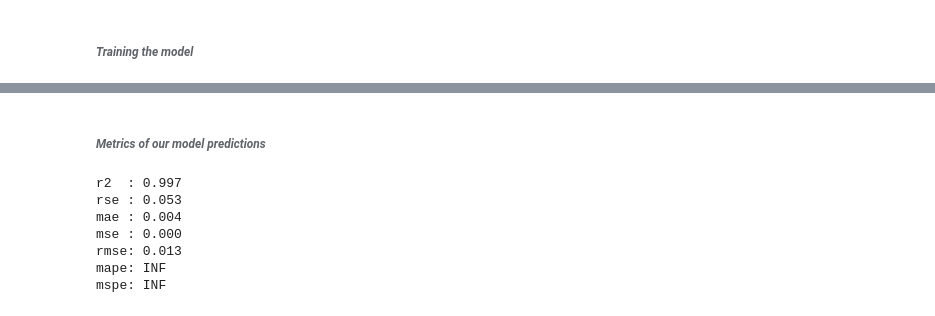
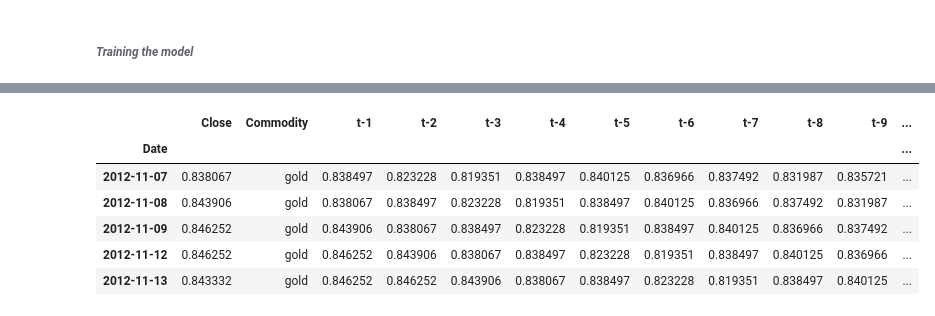
Before and after one commit to esr-zh/Commodity-Price-Prediction-Using-Deep-Learning, a Jupyter notebook: code/lstm-multivariate-prediction.ipynb, the cells around one changed output, grey strips where cells are left out. Cells and saved outputs as stored; diff of their text form; code cells hidden in the pictures.

```diff
--- a/code/lstm-multivariate-prediction.ipynb
+++ b/code/lstm-multivariate-prediction.ipynb
@@ -305,18 +203,0 @@ plt.show()
-# %%
-# Extract the year from the date column
-commodity_data = commodity_data.reset_index(drop=True)
-commodity_data['Date'] = pd.to_datetime(commodity_data['Date'])
-
-# Extract the year from the datetime column
-commodity_data['Year'] = commodity_data['Date'].dt.year
-
-# Plot the training and validation loss
-plt.plot(commodity_data['Close'], commodity_data['Year'], color='blue', label='Training')
-plt.plot(predictions, commodity_data['Year'][-len(predictions):], color='red', label='Validation')
-plt.plot(y_test, commodity_data['Year'][-len(y_test):], color='green', label='Test')
-plt.title('Training, Validation, and Test Results')
-plt.ylabel('Year')
-plt.xlabel('Price')
-plt.legend(loc='upper left')
-
-plt.show()
@@ -337,21 +203,0 @@ plt.show()
-# %% [markdown]
-###### *Metrics of our model predictions*
-# %%
-from metrics import *
-y_test = np.array(y_test) # convert y_test to a numpy array
-y_test = y_test.reshape(-1, 1) # reshape y_test to a one-dimensional array
-print(f'r2  : {R2(predictions, y_test):.3F}')
-print(f'rse : {RSE(predictions, y_test):.3F}')
-print(f'mae : {MAE(predictions, y_test):.3F}')
-print(f'mse : {MSE(predictions, y_test):.3F}')
-print(f'rmse: {RMSE(predictions, y_test):.3F}')
-print(f'mape: {MAPE(predictions, y_test):.3F}')
-print(f'mspe: {MSPE(predictions, y_test):.7F}')
-# %% [output]
-r2  : 0.997
-rse : 0.053
-mae : 0.004
-mse : 0.000
-rmse: 0.013
-mape: INF
-mspe: INF
@@ -357,0 +207,12 @@ mspe: INF
+# %%
+# #commodity_data['t-15'] = commodity_data['t-15'].reshape(-1, 1)
+# commodity_data['t-15'] = scaler.inverse_transform(commodity_data['t-15'])
+commodity_data.head()
+# %% [output]
+|  | Close | Commodity | t-1 | t-2 | t-3 | t-4 | t-5 | t-6 | t-7 | t-8 | t-9 | ... |
+| Date |  |  |  |  |  |  |  |  |  |  |  | ... |
+| 2012-11-07 | 0.838067 | gold | 0.838497 | 0.823228 | 0.819351 | 0.838497 | 0.840125 | 0.836966 | 0.837492 | 0.831987 | 0.835721 | ... |
+| 2012-11-08 | 0.843906 | gold | 0.838067 | 0.838497 | 0.823228 | 0.819351 | 0.838497 | 0.840125 | 0.836966 | 0.837492 | 0.831987 | ... |
+| 2012-11-09 | 0.846252 | gold | 0.843906 | 0.838067 | 0.838497 | 0.823228 | 0.819351 | 0.838497 | 0.840125 | 0.836966 | 0.837492 | ... |
+| 2012-11-12 | 0.846252 | gold | 0.846252 | 0.843906 | 0.838067 | 0.838497 | 0.823228 | 0.819351 | 0.838497 | 0.840125 | 0.836966 | ... |
+| 2012-11-13 | 0.843332 | gold | 0.846252 | 0.846252 | 0.843906 | 0.838067 | 0.838497 | 0.823228 | 0.819351 | 0.838497 | 0.840125 | ... |
```
Also changed, not shown: parts of 18 cells of this notebook.
